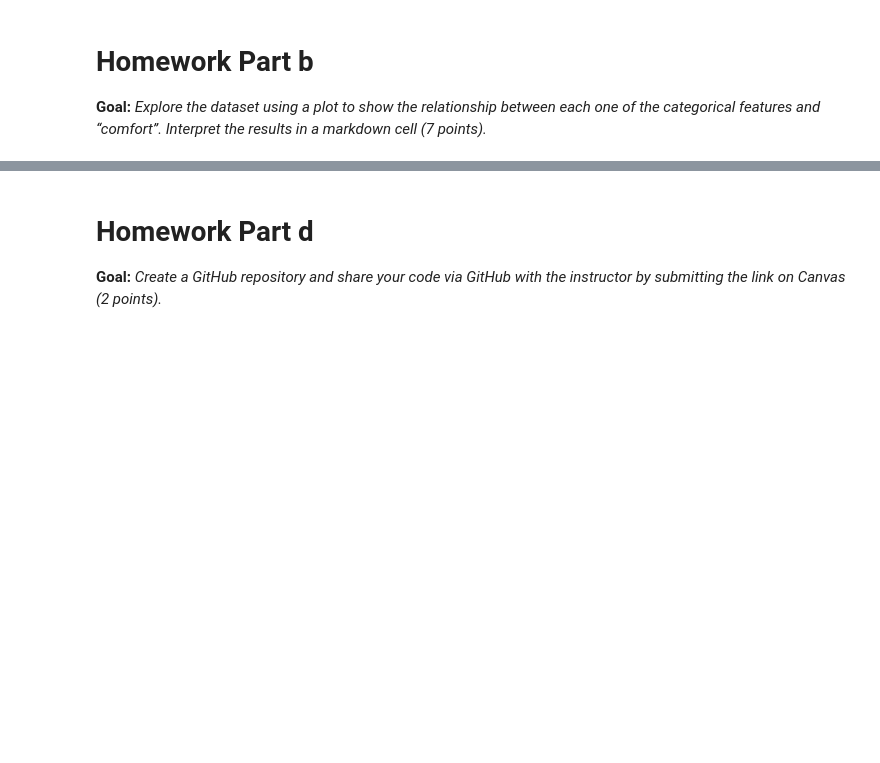
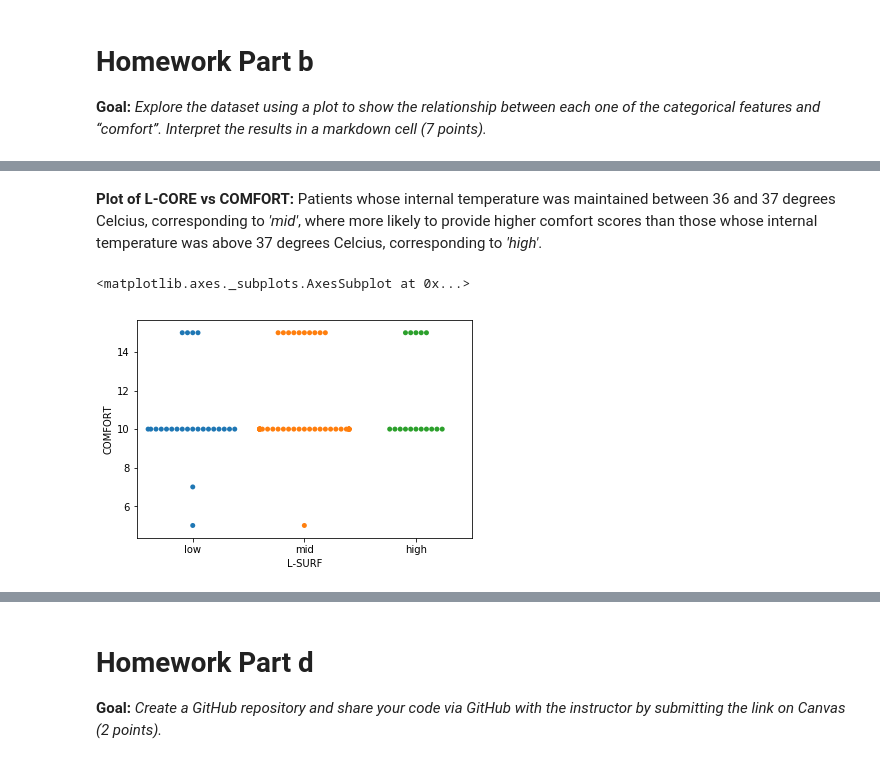
Before and after one commit to mdelbasha/BME4760_HW1, a Jupyter notebook: BME4760_HW1.ipynb, the cells around one changed output, grey strips where cells are left out. Saved outputs shown, nothing was run; the diff lists cells and outputs as text; code cells hidden in the pictures; blank space fills up the shorter version.

```diff
--- a/BME4760_HW1.ipynb
+++ b/BME4760_HW1.ipynb
@@ -46,2 +43,7 @@ sns.swarmplot(x='L-CORE', y='COMFORT', data=explore) # L-CORE VS COMFORT
+# %% [markdown]
+**Plot of L-CORE vs COMFORT:** Patients whose internal temperature was maintained between 36 and 37 degrees Celcius, corresponding to *'mid'*, where more likely to provide higher  comfort scores than those whose internal temperature was above 37 degrees Celcius, corresponding to *'high'*.
 # %%
-sns.swarmplot(x='L-SURF', y='COMFORT', data=explore) # L-SURF VS COMFORT
+sns.swarmplot(x='L-SURF', y='COMFORT', order=['low','mid','high'], data=explore) # L-SURF VS COMFORT
+# %% [output]
+<matplotlib.axes._subplots.AxesSubplot at 0x...>
+[figure, added]
```
Also changed, not shown: parts of 17 cells of this notebook.
